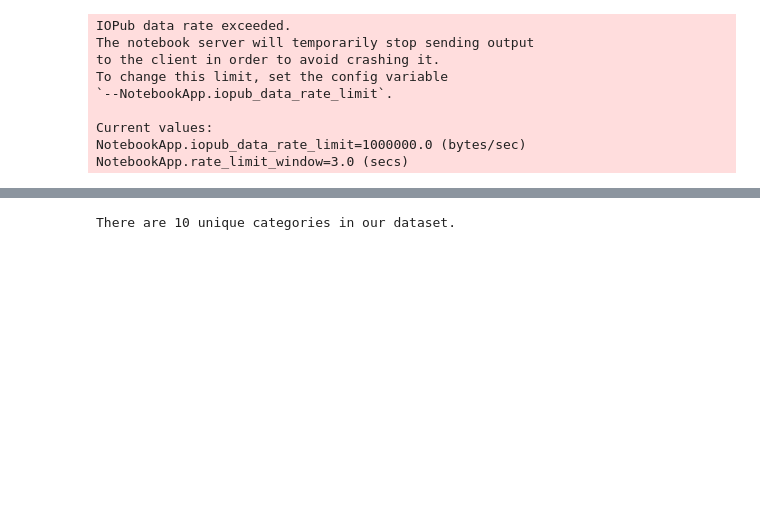
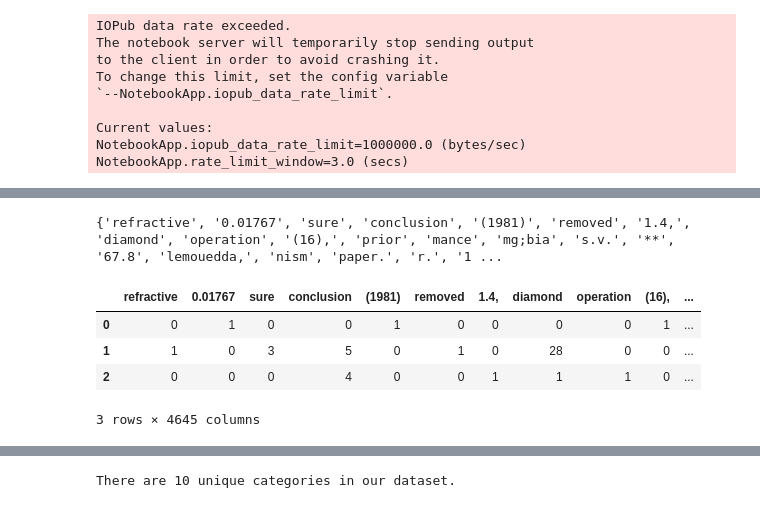
Before and after one commit to vizzies/NASA-Heat-Exhange-Knowledge-Explorer, a Jupyter notebook: starter-notebooks/grcml_challenge_a_shruti.ipynb, the cells around one changed output, grey strips where cells are left out. Drawn from its saved outputs; the diff is of its cells as text; code cells hidden in the pictures; blank space fills up the shorter version.

```diff
--- a/starter-notebooks/grcml_challenge_a_shruti.ipynb
+++ b/starter-notebooks/grcml_challenge_a_shruti.ipynb
@@ -104,0 +189,9 @@ Additive manufacturing of pyramidal pin fins: Height and fin density effects und
+# %%
+# Clearing the data and tokenizing
+l_A = data[0].lower().split()
+l_B = data[1].lower().split()
+l_C = data[2].lower().split()
+
+print(l_A)
+print(l_B)
+print(l_C)
@@ -104,0 +202,29 @@ Additive manufacturing of pyramidal pin fins: Height and fin density effects und
+# %%
+## Bag of Words calculation
+word_set = set(l_A).union(set(l_B)).union(set(l_C))
+print(word_set)
+# %% [output]
+{'refractive', '0.01767', 'sure', 'conclusion', '(1981)', 'removed', '1.4,', 'diamond', 'operation', '(16),', 'prior', 'mance', 'mg;bia', 's.v.', '**', '67.8', 'lemouedda,', 'nism', 'paper.', 'r.', '1 ...
+# %%
+## Continuing Bag of Words calculation
+
+word_dict_A = dict.fromkeys(word_set, 0)
+word_dict_B = dict.fromkeys(word_set, 0)
+word_dict_C = dict.fromkeys(word_set, 0)
+
+for word in l_A:
+    word_dict_A[word] += 1
+
+for word in l_B:
+    word_dict_B[word] += 1
+
+for word in l_C:
+    word_dict_C[word] += 1
+# %%
+pd.DataFrame([word_dict_A, word_dict_B, word_dict_C])
+# %% [output]
+|  | refractive | 0.01767 | sure | conclusion | (1981) | removed | 1.4, | diamond | operation | (16), | ... |
+| 0 | 0 | 1 | 0 | 0 | 1 | 0 | 0 | 0 | 0 | 1 | ... |
+| 1 | 1 | 0 | 3 | 5 | 0 | 1 | 0 | 28 | 0 | 0 | ... |
+| 2 | 0 | 0 | 0 | 4 | 0 | 0 | 1 | 1 | 1 | 0 | ... |
+3 rows × 4645 columns
```
Also changed, not shown: parts of 22 cells of this notebook.
